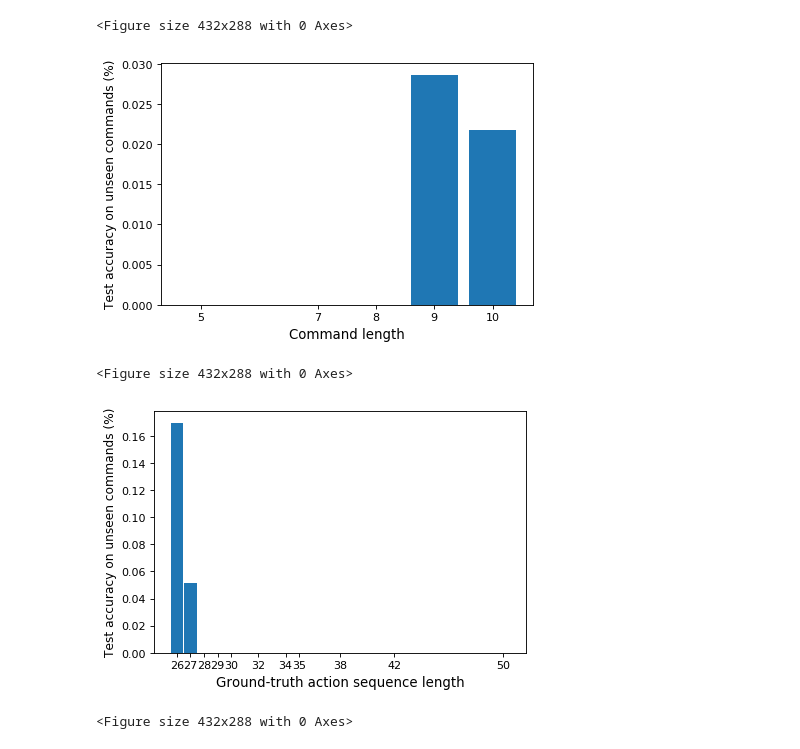
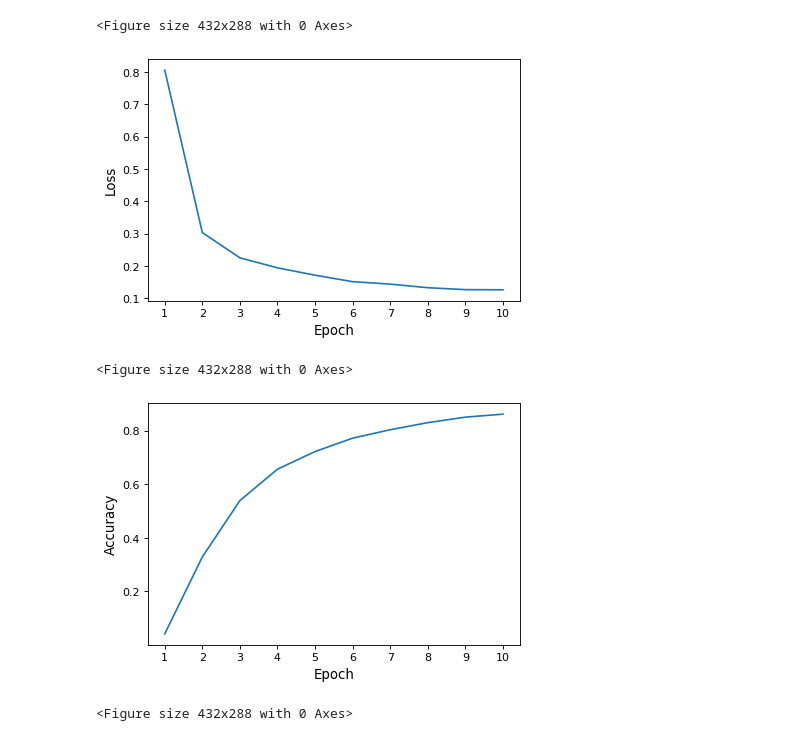
Before and after one commit to LukasMut/ATNLP, a Jupyter notebook: experiment_2.ipynb, the cells around one changed output. Cells and saved outputs as stored; diff of their text form; code cells hidden in the pictures.

```diff
--- a/experiment_2.ipynb
+++ b/experiment_2.ipynb
@@ -405,28 +405,24 @@ plt.clf()
 [figure]
 <Figure size 432x288 with 0 Axes>
 # %%
-cmd_lengths, cmd_accs = zip(*results_cmds.items())
-plt.figure(figsize=(6, 4), dpi=80)
-plt.bar(cmd_lengths, cmd_accs)
-plt.xlabel('Command length', fontsize=12)
-plt.ylabel('Test accuracy on unseen commands (%)', fontsize=11)
-plt.xticks(ticks=cmd_lengths)
-plt.savefig('./paper/plots/experiment_2_commands.png')
+plt.figure(figsize=(6,4), dpi=80)
+plt.plot(range(1, n_epochs+1), train_losses)
+plt.xlabel('Epoch', fontsize=12)
+plt.ylabel('Loss', fontsize=12)
+plt.xticks(ticks=list(range(1, n_epochs+1)))
 plt.show()
 plt.clf()
 # %% [output]
-[figure, old version]
+[figure, new version]
 <Figure size 432x288 with 0 Axes>
 # %%
-act_lengths, act_accs = zip(*results_acts.items())
 plt.figure(figsize=(6,4), dpi=80)
-plt.bar(act_lengths, act_accs, width=0.9)
-plt.xlabel('Ground-truth action sequence length', fontsize=12)
-plt.ylabel('Test accuracy on unseen commands (%)', fontsize=11)
-plt.xticks(ticks=act_lengths)
-plt.savefig('./paper/plots/experiment_2_actions.png')
+plt.plot(range(1, n_epochs+1), train_accs)
+plt.xlabel('Epoch', fontsize=12)
+plt.ylabel('Accuracy', fontsize=12)
+plt.xticks(ticks=list(range(1, n_epochs+1)))
 plt.show()
 plt.clf()
 # %% [output]
-[figure, old version]
+[figure, new version]
 <Figure size 432x288 with 0 Axes>
```
Also changed, not shown: 2 other files.
